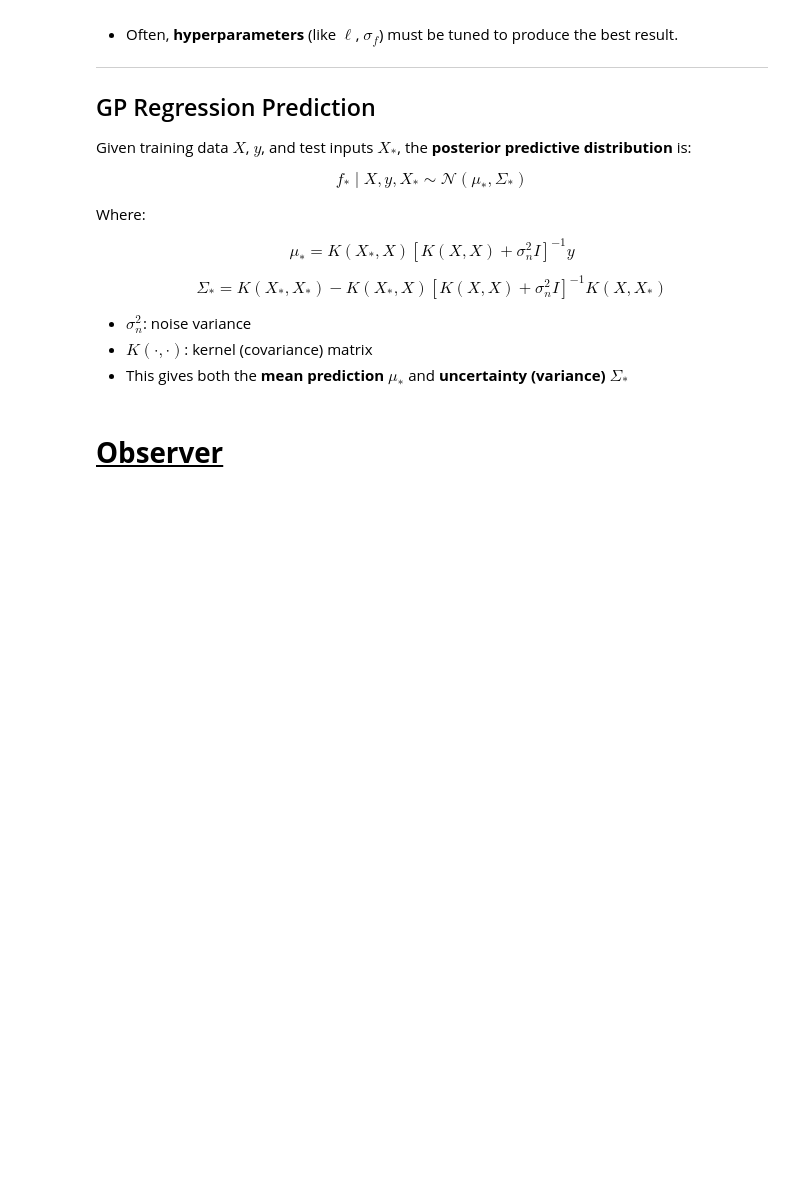
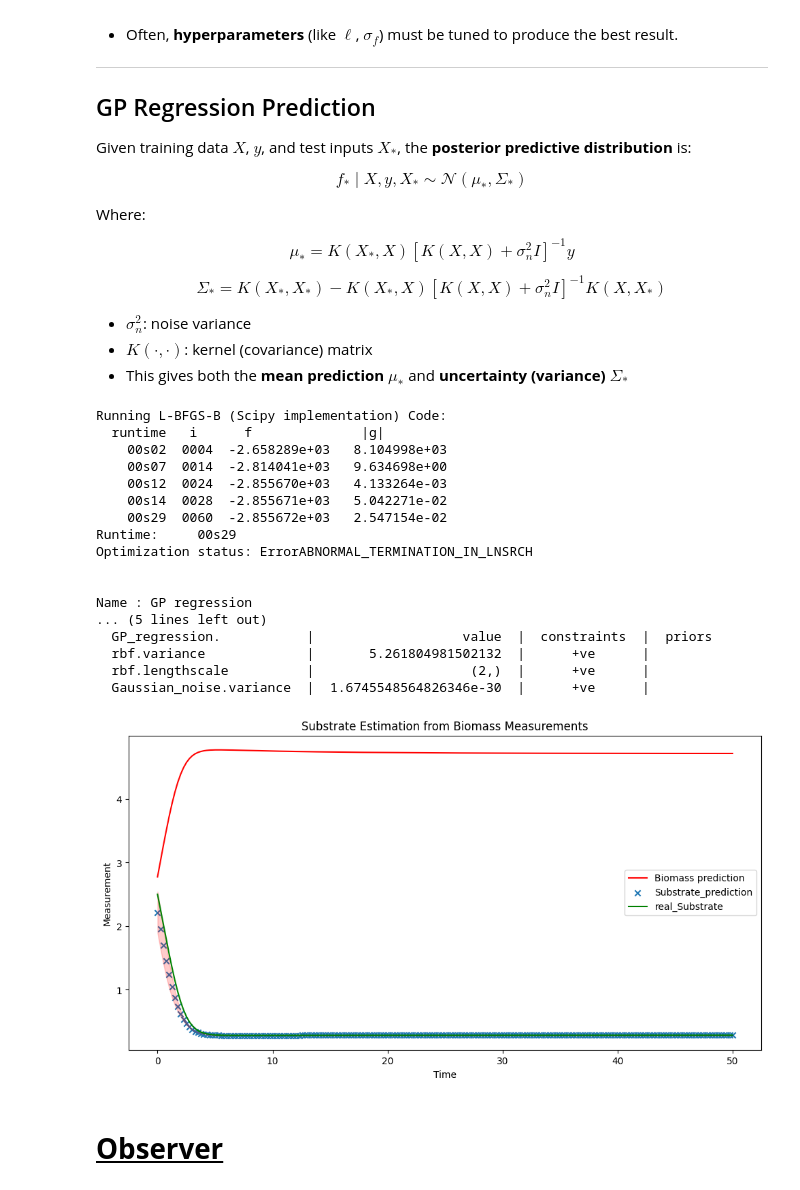
Before and after one commit to therealtoby1/Master, a Jupyter notebook: Cell_growth_easy_Model.ipynb, the cells around one changed output. Cells and saved outputs as stored; diff of their text form; code cells hidden in the pictures; blank space fills up the shorter version.

```diff
--- a/Cell_growth_easy_Model.ipynb
+++ b/Cell_growth_easy_Model.ipynb
@@ -289,6 +289,84 @@ $$
 - $ \sigma_n^2 $: noise variance
 - $ K(\cdot, \cdot) $: kernel (covariance) matrix
 - This gives both the **mean prediction** $ \mu_* $ and **uncertainty (variance)** $ \Sigma_* $
+# %%
+import numpy as np
+import GPy
+import matplotlib.pyplot as plt
+#TODO: make the prediction iterative, so that i dont need to pass 1xlen(t_eval) as input but rather maybe a 1x1 for the initial biomass and then loop through the time...
+
+# Generate synthetic data (replace with your actual data)
+# np.random.seed(42)
+time = t_eval.reshape(-1, 1) if t_eval.ndim == 1 else t_eval  # Ensure [n_samples, 1]
+biomass = Dataset['B0'].reshape(-1, 1)
+substrate = Dataset['S0'].reshape(-1, 1)
+
+# Training data - both biomass and substrate known
+X_train = np.hstack([time[:-1], biomass[:-1]])  # Input: [time, biomass]
+Y_train = np.hstack([biomass[1:],substrate[1:]])  # Output: substrate
+
+# 1. Train the GP model
+kernel = GPy.kern.RBF(input_dim=2, active_dims=[0,1], ARD=True)  # ARD for automatic relevance determination-->learns sepoerate lenght scales (parameter l in RBF equation for smoothness of curve )
+m = GPy.models.GPRegression(X_train, Y_train, kernel)
+m.optimize(messages=True)
+
+print(m)  # Show optimized model parameters
+
+# 2. Make predictions with new biomass measurements
+# New observations - only biomass known
+new_times = t_eval.reshape(-1,1)
+new_biomass = Dataset['B5'].reshape(-1,1)  # Simulated new biomass measurements
+
+# Create prediction inputs: [time, biomass, ?substrate]
+X_pred = np.hstack([new_times, new_biomass])
+
+# Predict substrate levels
+substrate_pred, substrate_var = m.predict(X_pred)
+substrate_std = np.sqrt(substrate_var)
+
+# Plot results
+plt.figure(figsize=(12, 6))
+
+# Plot training data
+# plt.scatter(time, substrate, c='b', label='Training substrate')
+# plt.scatter(time, biomass, c='g', label='Training biomass')
+
+# # Plot new biomass measurements
+# plt.scatter(new_times, new_biomass, c='lime', marker='x', s=100, label='New biomass')
+
+# Plot substrate predictions
+plt.plot(new_times, substrate_pred[:,0], 'r-', label='Biomass prediction')
+plt.scatter(new_times,substrate_pred[:,1],marker='x',label='Substrate_prediction')
+plt.plot(new_times,Dataset['S5'],label='real_Substrate',color='green')
+plt.fill_between(new_times.ravel(),
+                substrate_pred[:,1].ravel() - 1.96*substrate_std[:].ravel(),
+                substrate_pred[:,1].ravel() + 1.96*substrate_std[:].ravel(),
+                alpha=0.2, color='r')
+
+plt.xlabel('Time')
+plt.ylabel('Measurement')
+plt.title('Substrate Estimation from Biomass Measurements')
+plt.legend()
+plt.show()
+# %% [output]
+Running L-BFGS-B (Scipy implementation) Code:
+  runtime   i      f              |g|
+    00s02  0004  -2.658289e+03   8.104998e+03
+    00s07  0014  -2.814041e+03   9.634698e+00
+    00s12  0024  -2.855670e+03   4.133264e-03
+    00s14  0028  -2.855671e+03   5.042271e-02
+    00s29  0060  -2.855672e+03   2.547154e-02
+Runtime:     00s29
+Optimization status: ErrorABNORMAL_TERMINATION_IN_LNSRCH
+
+
+Name : GP regression
+... (5 lines left out)
+  GP_regression.           |                   value  |  constraints  |  priors
+  rbf.variance             |       5.261804981502132  |      +ve      |
+  rbf.lengthscale          |                    (2,)  |      +ve      |
+  Gaussian_noise.variance  |  1.6745548564826346e-30  |      +ve      |
+[figure, added]
 # %% [markdown]
 # <u> **Observer** </u>
 # %% [markdown]
```
Also changed, not shown: parts of 3 cells of this notebook.
